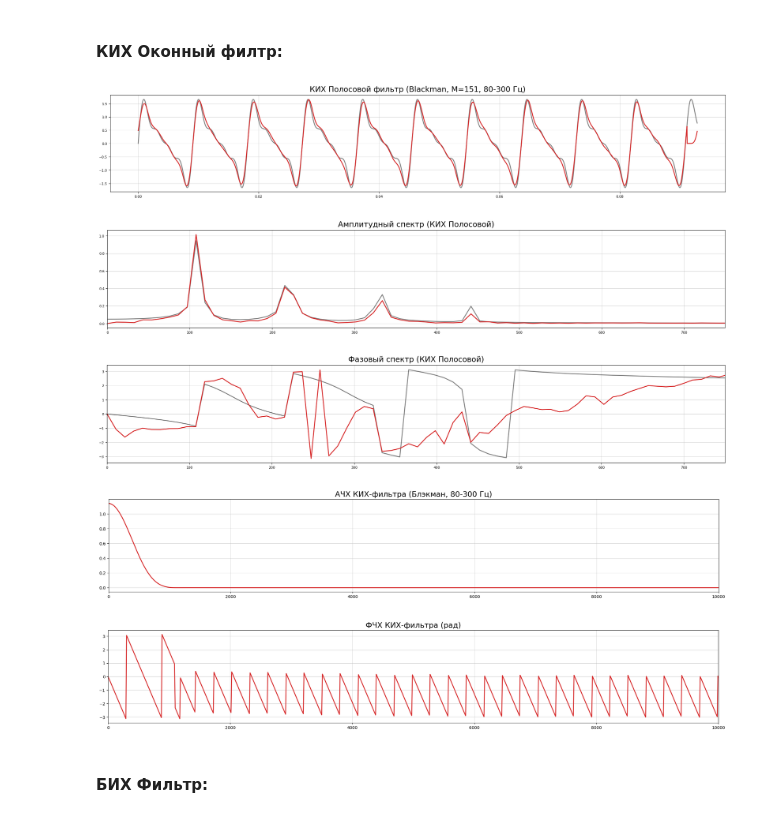
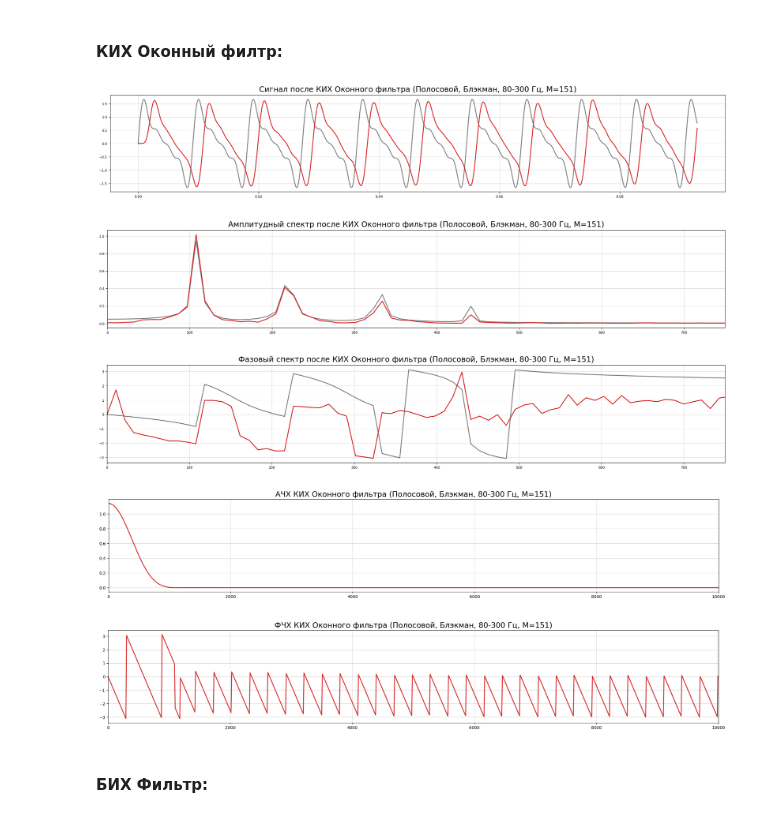
Before and after one commit to Phoug/DSaIP, a Jupyter notebook: lab02.ipynb, the cells around one changed output. Drawn from its saved outputs; the diff is of its cells as text; code cells hidden in the pictures.

```diff
--- a/lab02.ipynb
+++ b/lab02.ipynb
@@ -135,37 +134,45 @@ draw_characteristics(freq_hz, response_mag, response_phase, "АЧХ Одноро
 # %%
 M_fir = 151
 f_low = 80
 f_high = 300
 
 h_fir = signal.firwin(M_fir, [f_low, f_high], pass_zero=False,
                       window='blackman', fs=fs)
 
-y_fir = signal.lfilter(h_fir, 1.0, x_noisy)
-delay = (M_fir - 1) // 2
-y_fir_shifted = np.roll(y_fir, -delay)
+def apply_fir_manual(x_in, h_coeffs):
+    N = len(h_coeffs)
+    L = len(x_in)
+    y = np.zeros(L)
 
-Y_fft_fir = fft(y_fir_shifted)
+    for n in range(L):
+        for k in range(N):
+            if n - k >= 0:
+                y[n] += h_coeffs[k] * x_in[n - k]
+    return y
+
+y_fir_manual = apply_fir_manual(x_noisy, h_fir)
+
+Y_fft_fir = fft(y_fir_manual)
 mag_fir = 2 * np.abs(Y_fft_fir[:N_plot//2]) / N_plot
 phase_fir = np.angle(Y_fft_fir[:N_plot//2])
 
 w, h_freq = signal.freqz(h_fir, worN=N_plot//2)
 response_mag_fir = np.abs(h_freq)
 response_phase_fir = np.angle(h_freq)
 freq_hz_fir = w * fs / (2 * np.pi)
 
-draw_comparison_plot(t_plot, x, y_fir_shifted, f"КИХ Полосовой фильтр (Blackman, M={M_fir}, {f_low}-{f_high} Гц)")
-draw_comparison_plot(freq[:N_plot//2], mag, mag_fir, "Амплитудный спектр (КИХ Полосовой)", x_lim=750)
-draw_comparison_plot(freq[:N_plot//2], phase, phase_fir, "Фазовый спектр (КИХ Полосовой)", x_lim=750)
-
+draw_comparison_plot(t_plot, x, y_fir_manual, f"Сигнал после КИХ Оконного фильтра (Полосовой, Блэкман, {f_low}-{f_high} Гц, M={M_fir})")
+draw_comparison_plot(freq[:N_plot//2], mag, mag_fir, f"Амплитудный спектр после КИХ Оконного фильтра (Полосовой, Блэкман, {f_low}-{f_high} Гц, M={M_fir})", x_lim=750)
+draw_comparison_plot(freq[:N_plot//2], phase, phase_fir, f"Фазовый спектр после КИХ Оконного фильтра (Полосовой, Блэкман, {f_low}-{f_high} Гц, M={M_fir})", x_lim=750)
 draw_characteristics(freq_hz_fir, response_mag_fir, response_phase_fir,
-                     f"АЧХ КИХ-фильтра (Блэкман, {f_low}-{f_high} Гц)",
-                     "ФЧХ КИХ-фильтра (рад)", x_lim=10000)
+                     f"АЧХ КИХ Оконного фильтра (Полосовой, Блэкман, {f_low}-{f_high} Гц, M={M_fir})",
+                     f"ФЧХ КИХ Оконного фильтра (Полосовой, Блэкман, {f_low}-{f_high} Гц, M={M_fir})", x_lim=10000)
 # %% [output]
-[figure, old version]
+[figure, new version]
-[figure, old version]
+[figure, new version]
-[figure, old version]
+[figure, new version]
-[figure, old version]
+[figure, new version]
-[figure, old version]
+[figure, new version]
 # %% [markdown]
 #### БИХ Фильтр:
 # %%
```
Also changed, not shown: parts of 4 cells of this notebook, 2 other files.
